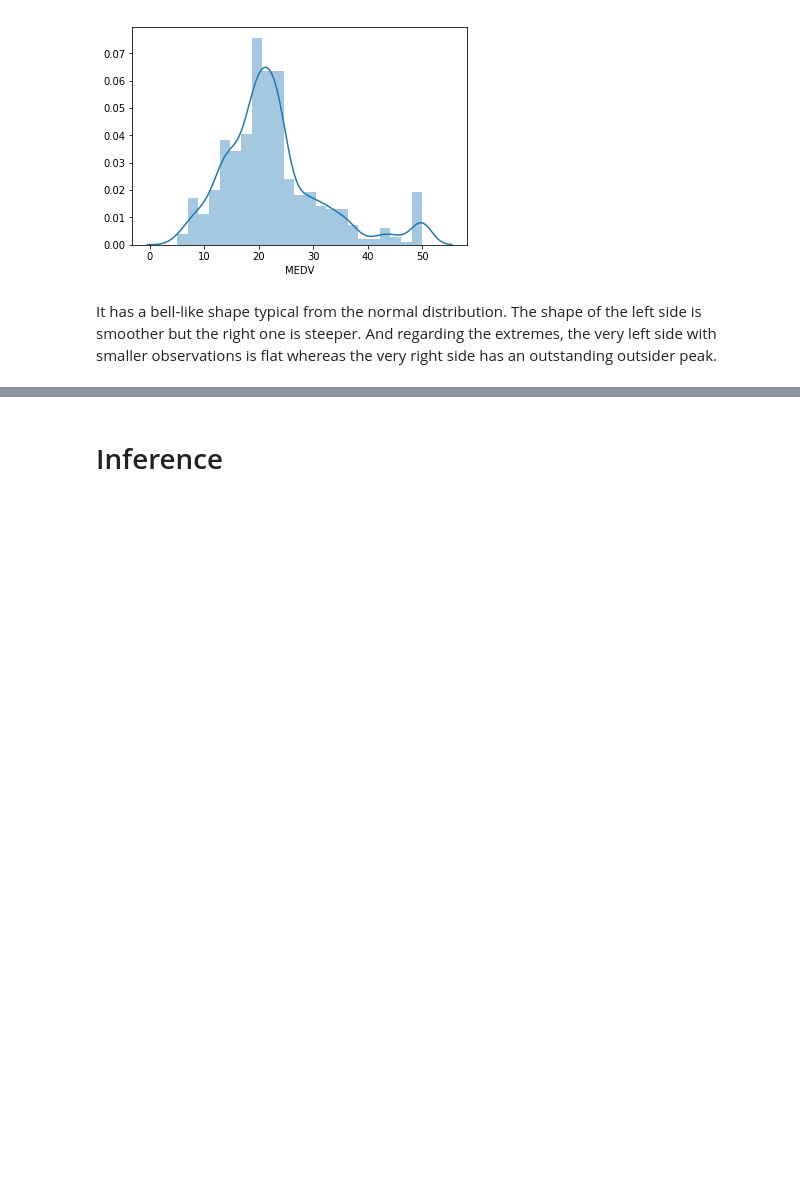
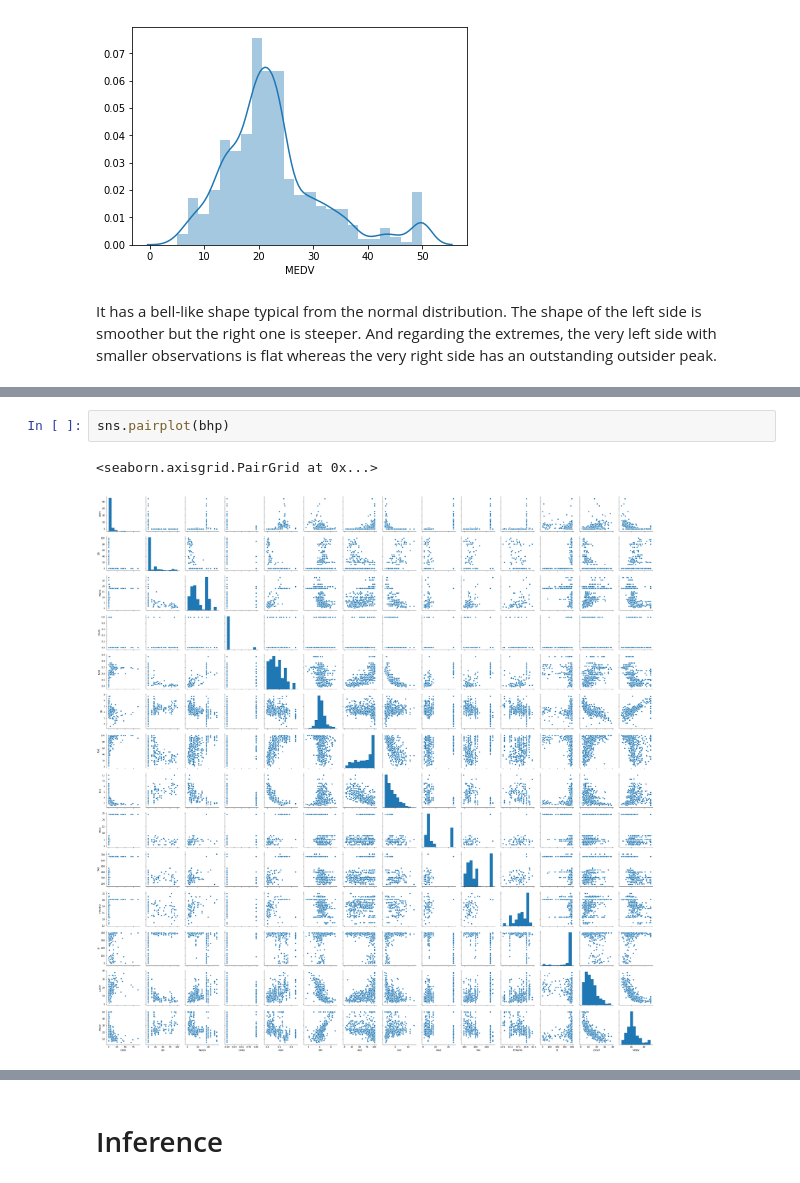
Before and after one commit to Carloselrecharlie/Boston_House_Prices_Analysis, a Jupyter notebook: Analysis of Boston House Prices dataset.ipynb, the cells around one changed output, grey strips where cells are left out. Drawn from its saved outputs; the diff is of its cells as text; blank space fills up the shorter version.

Commit message:
Updated notebook, yesterday's charts -unsuccessful- and numerical data exploration

```diff
--- a/Analysis of Boston House Prices dataset.ipynb
+++ b/Analysis of Boston House Prices dataset.ipynb
@@ -67,0 +87,5 @@ It has a bell-like shape typical from the normal distribution. The shape of the
+# %%
+sns.pairplot(bhp)
+# %% [output]
+<seaborn.axisgrid.PairGrid at 0x...>
+[figure, added]
```
Also changed, not shown: parts of 2 cells of this notebook.
